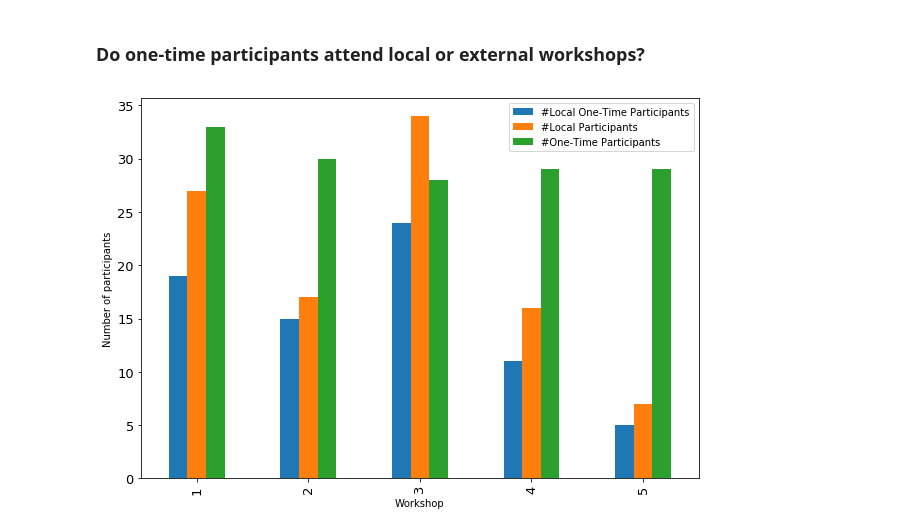
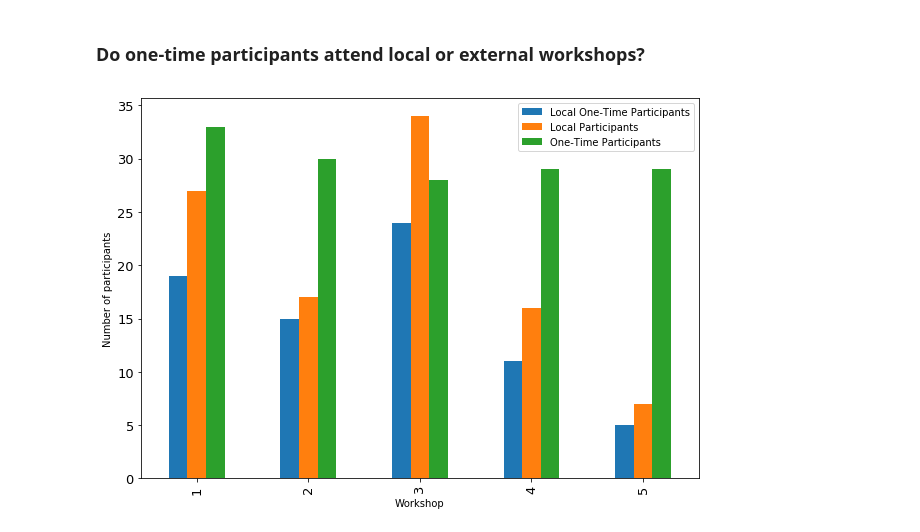
Before and after one commit to DLR-SC/analysis-dlr-se-waws, a Jupyter notebook: analysis.ipynb, the cells around one changed output. Drawn from its saved outputs; the diff is of its cells as text; code cells hidden in the pictures.

Commit message:
Modified names of bars in location-one-time-participant figure

```diff
--- a/analysis.ipynb
+++ b/analysis.ipynb
@@ -326,24 +326,24 @@ More people attend a workshop if it is run at their origin location. The resulti
 # %%
 one_time = []
 one_time_local = []
 local = []
 
 for location in locations.index.levels[0]:
     location_data = locations.loc[location]
     one_time.append(location_data.one_time_participant.value_counts()[True])
     one_time_local.append(location_data[location_data.location == location].one_time_participant.value_counts()[True])
     local.append(len(location_data[location_data.location == location]))
 
 local_one_timers = pd.DataFrame({"Workshop": [1, 2, 3, 4, 5],
-                                 "#Local Participants": local,
-                                 "#One-Time Participants": one_time,
-                                 "#Local One-Time Participants": one_time_local})
+                                 "Local Participants": local,
+                                 "One-Time Participants": one_time,
+                                 "Local One-Time Participants": one_time_local})
 local_one_timers = local_one_timers.set_index("Workshop")
 
 # plot data
 ax = local_one_timers.plot(kind='bar', figsize=(10,7),
                                         fontsize=13)
 ax.set_xlabel("Workshop")
 ax.set_ylabel("Number of participants");
 # %% [output]
-[figure, old version]
+[figure, new version]
```
Also changed, not shown: parts of 2 cells of this notebook.
